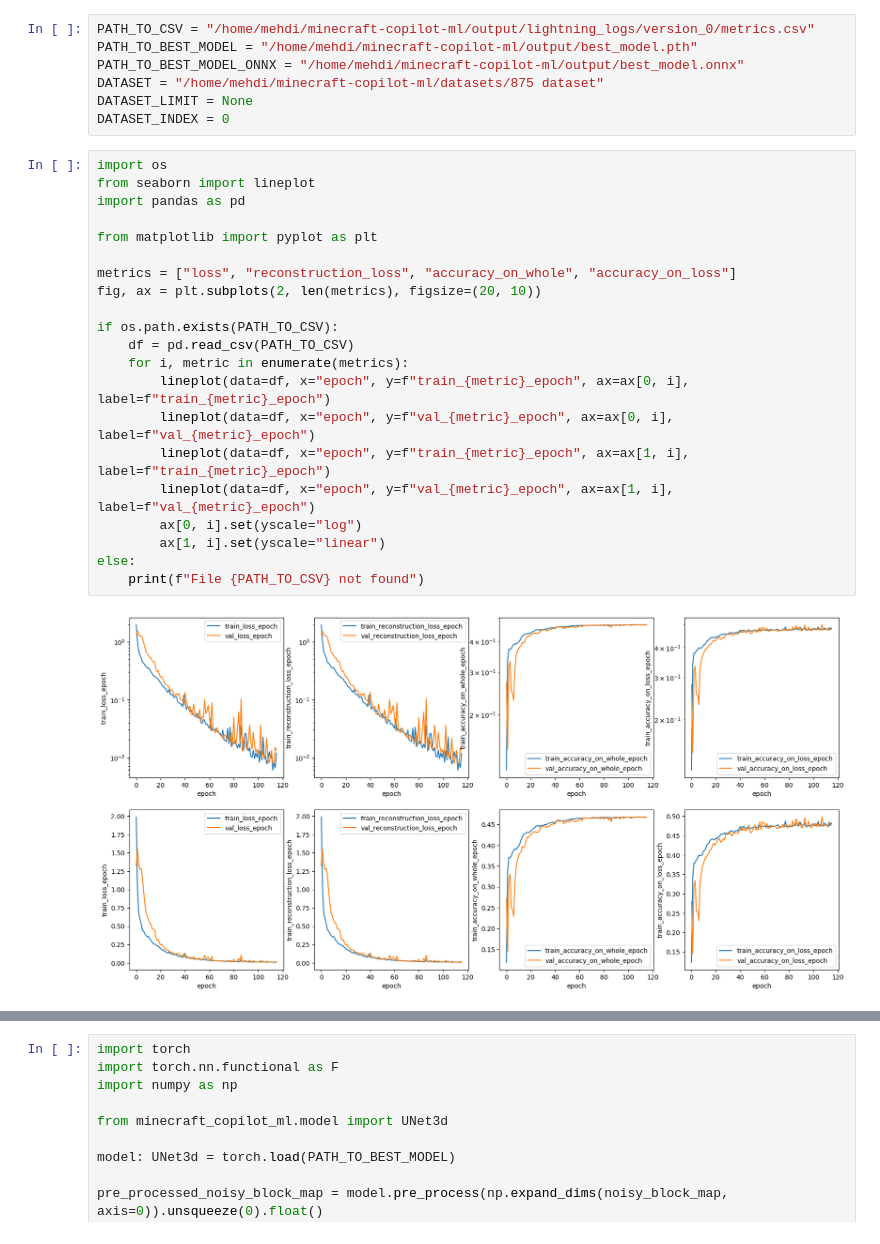
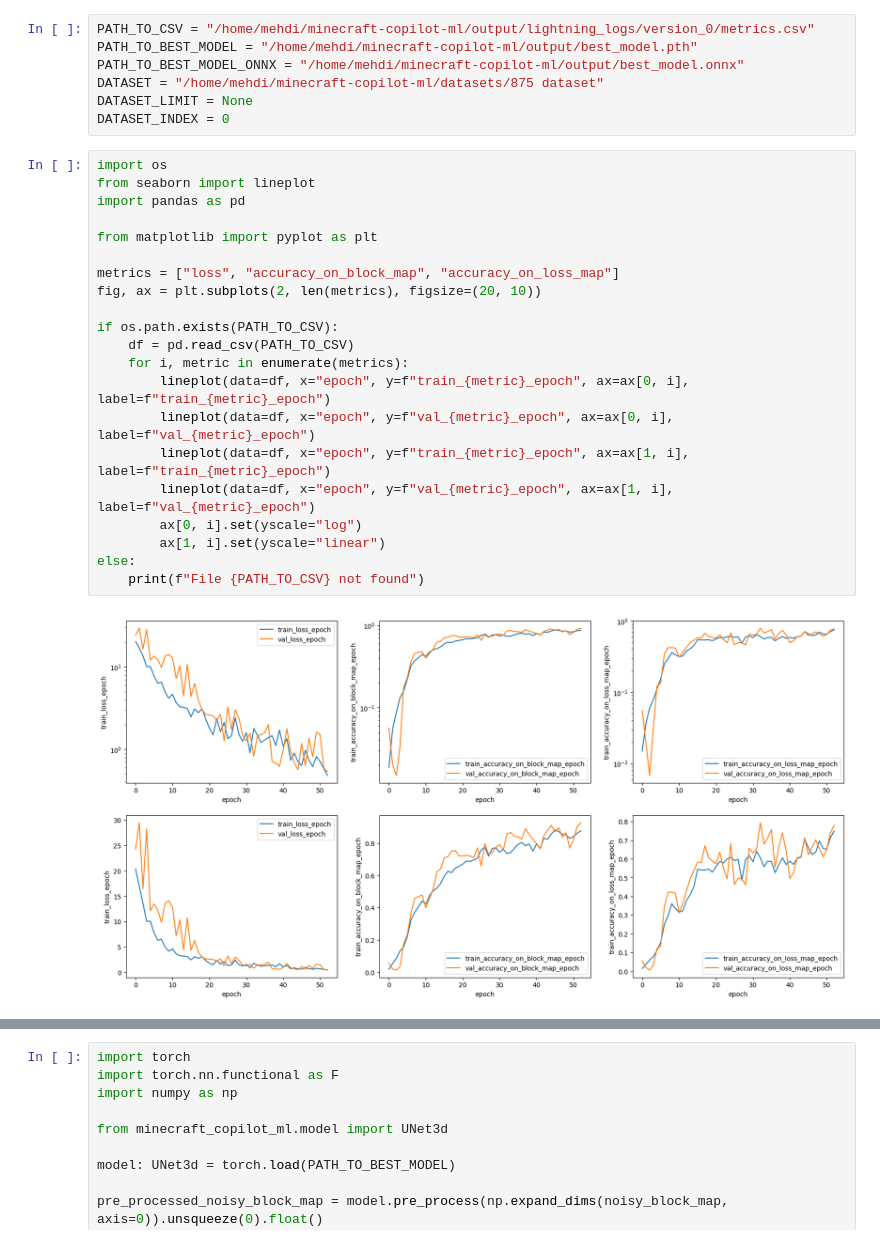
Before and after one commit to DemyCode/minecraft-copilot-ml, a Jupyter notebook: minecraft_copilot_ml/metrics_graph.ipynb, the cells around one changed output, grey strips where cells are left out. Drawn from its saved outputs; the diff is of its cells as text.

```diff
--- a/minecraft_copilot_ml/metrics_graph.ipynb
+++ b/minecraft_copilot_ml/metrics_graph.ipynb
@@ -8,26 +8,26 @@ DATASET_INDEX = 0
 # %%
 import os
 from seaborn import lineplot
 import pandas as pd
 
 from matplotlib import pyplot as plt
 
-metrics = ["loss", "reconstruction_loss", "accuracy_on_whole", "accuracy_on_loss"]
+metrics = ["loss", "accuracy_on_block_map", "accuracy_on_loss_map"]
 fig, ax = plt.subplots(2, len(metrics), figsize=(20, 10))
 
 if os.path.exists(PATH_TO_CSV):
     df = pd.read_csv(PATH_TO_CSV)
     for i, metric in enumerate(metrics):
         lineplot(data=df, x="epoch", y=f"train_{metric}_epoch", ax=ax[0, i], label=f"train_{metric}_epoch")
         lineplot(data=df, x="epoch", y=f"val_{metric}_epoch", ax=ax[0, i], label=f"val_{metric}_epoch")
         lineplot(data=df, x="epoch", y=f"train_{metric}_epoch", ax=ax[1, i], label=f"train_{metric}_epoch")
         lineplot(data=df, x="epoch", y=f"val_{metric}_epoch", ax=ax[1, i], label=f"val_{metric}_epoch")
         ax[0, i].set(yscale="log")
         ax[1, i].set(yscale="linear")
 else:
     print(f"File {PATH_TO_CSV} not found")
 # %% [output]
-[figure, old version]
+[figure, new version]
 # %%
 from typing import Any
 from matplotlib import pyplot as plt
```
Also changed, not shown: parts of 5 cells of this notebook, 2 other files.
